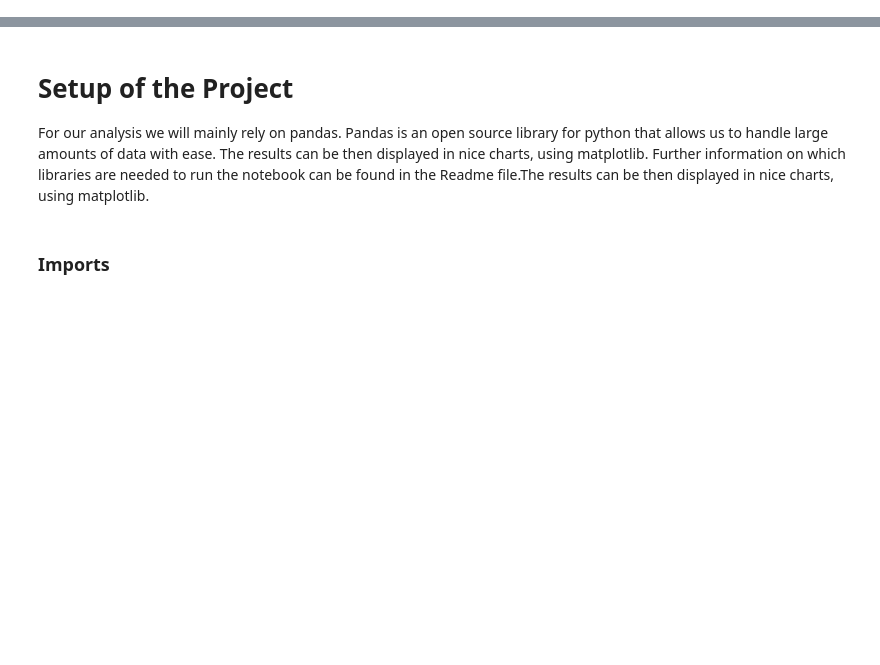
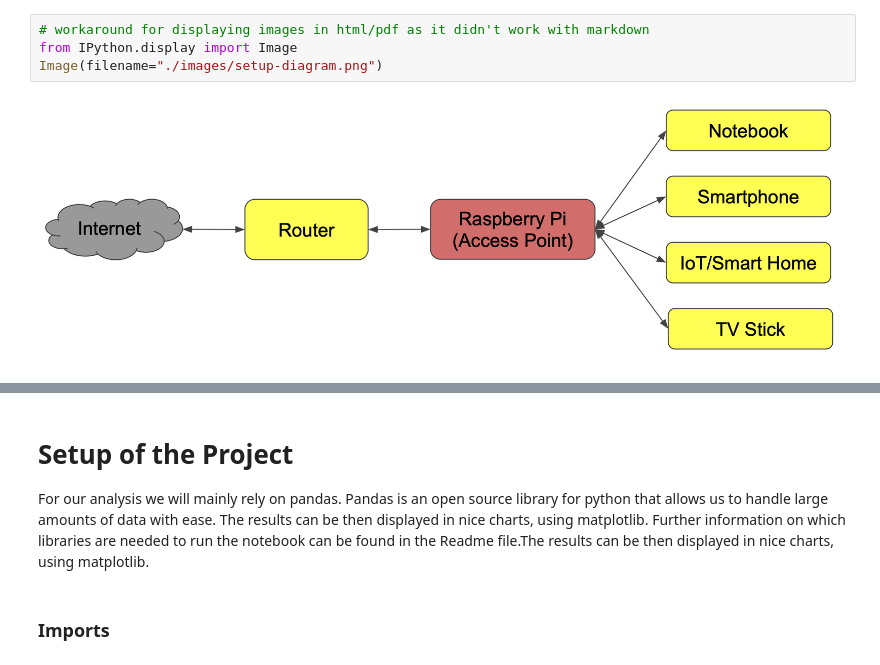
Before and after one commit to fabianh001/cmb_assignment2, a Jupyter notebook: cmb2.ipynb, the cells around one changed output, grey strips where cells are left out. Drawn from its saved outputs; the diff is of its cells as text; blank space fills up the shorter version.

Commit message:
fix image

```diff
--- a/cmb2.ipynb
+++ b/cmb2.ipynb
@@ -69,0 +12,6 @@ The following table shows the mapping of IP addresses to devices:
+# %%
+# workaround for displaying images in html/pdf as it didn't work with markdown
+from IPython.display import Image
+Image(filename="./images/setup-diagram.png")
+# %% [output]
+[figure, added]
```
Also changed, not shown: parts of 2 cells of this notebook.
